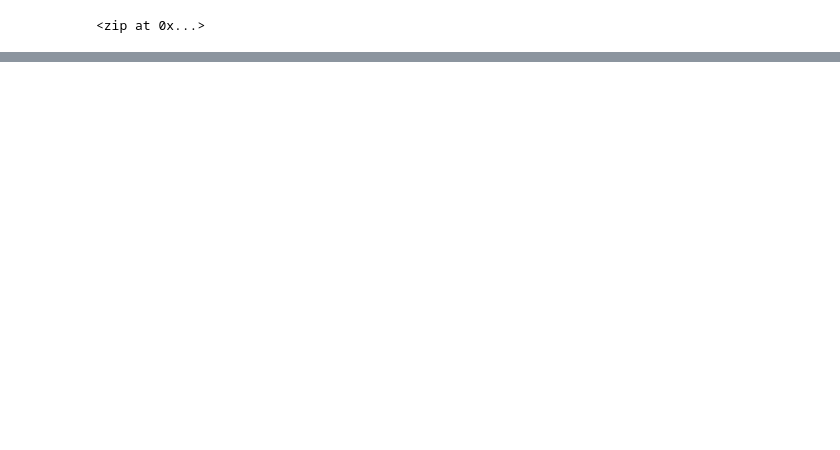
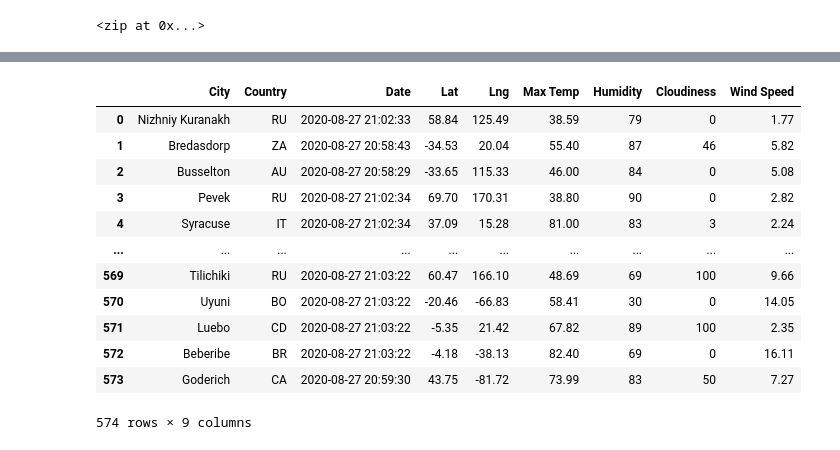
Before and after one commit to Alawler12/World_weather_analysis, a Jupyter notebook: WeatherPy.ipynb, the cells around one changed output, grey strips where cells are left out. Cells and saved outputs as stored; diff of their text form; code cells hidden in the pictures; blank space fills up the shorter version.

Commit message:
New data from weather API

```diff
--- a/WeatherPy.ipynb
+++ b/WeatherPy.ipynb
@@ -42,0 +49,5 @@ len(cities)
+# %%
+# Starting URL for Weather Map API Call.
+# Unmodified, This will return an error because there is nothing to indicate location
+# will add cities soon
+url = "http://api.openweathermap.org/data/2.5/weather?units=Imperial&APPID=" + weather_api_key
@@ -42,0 +149,4 @@ len(cities)
+# %%
+# Convert the array of dictionaries to a Pandas DataFrame.
+city_data_df = pd.DataFrame(city_data)
+city_data_df.head(10)
@@ -42,0 +165,19 @@ len(cities)
+# %%
+new_column_order = ['City', 'Country', 'Date', 'Lat', 'Lng', 'Max Temp', 'Humidity', 'Cloudiness', 'Wind Speed']
+# %%
+city_data_df= city_data_df[new_column_order]
+city_data_df
+# %% [output]
+|  | City | Country | Date | Lat | Lng | Max Temp | Humidity | Cloudiness | Wind Speed |
+| 0 | Nizhniy Kuranakh | RU | 2020-08-27 21:02:33 | 58.84 | 125.49 | 38.59 | 79 | 0 | 1.77 |
+| 1 | Bredasdorp | ZA | 2020-08-27 20:58:43 | -34.53 | 20.04 | 55.40 | 87 | 46 | 5.82 |
+| 2 | Busselton | AU | 2020-08-27 20:58:29 | -33.65 | 115.33 | 46.00 | 84 | 0 | 5.08 |
+| 3 | Pevek | RU | 2020-08-27 21:02:34 | 69.70 | 170.31 | 38.80 | 90 | 0 | 2.82 |
+| 4 | Syracuse | IT | 2020-08-27 21:02:34 | 37.09 | 15.28 | 81.00 | 83 | 3 | 2.24 |
+| ... | ... | ... | ... | ... | ... | ... | ... | ... | ... |
+| 569 | Tilichiki | RU | 2020-08-27 21:03:22 | 60.47 | 166.10 | 48.69 | 69 | 100 | 9.66 |
+| 570 | Uyuni | BO | 2020-08-27 21:03:22 | -20.46 | -66.83 | 58.41 | 30 | 0 | 14.05 |
+| 571 | Luebo | CD | 2020-08-27 21:03:22 | -5.35 | 21.42 | 67.82 | 89 | 100 | 2.35 |
+| 572 | Beberibe | BR | 2020-08-27 21:03:22 | -4.18 | -38.13 | 82.40 | 69 | 0 | 16.11 |
+| 573 | Goderich | CA | 2020-08-27 20:59:30 | 43.75 | -81.72 | 73.99 | 83 | 50 | 7.27 |
+574 rows × 9 columns
```
Also changed, not shown: parts of 7 cells of this notebook, 2 other files.
